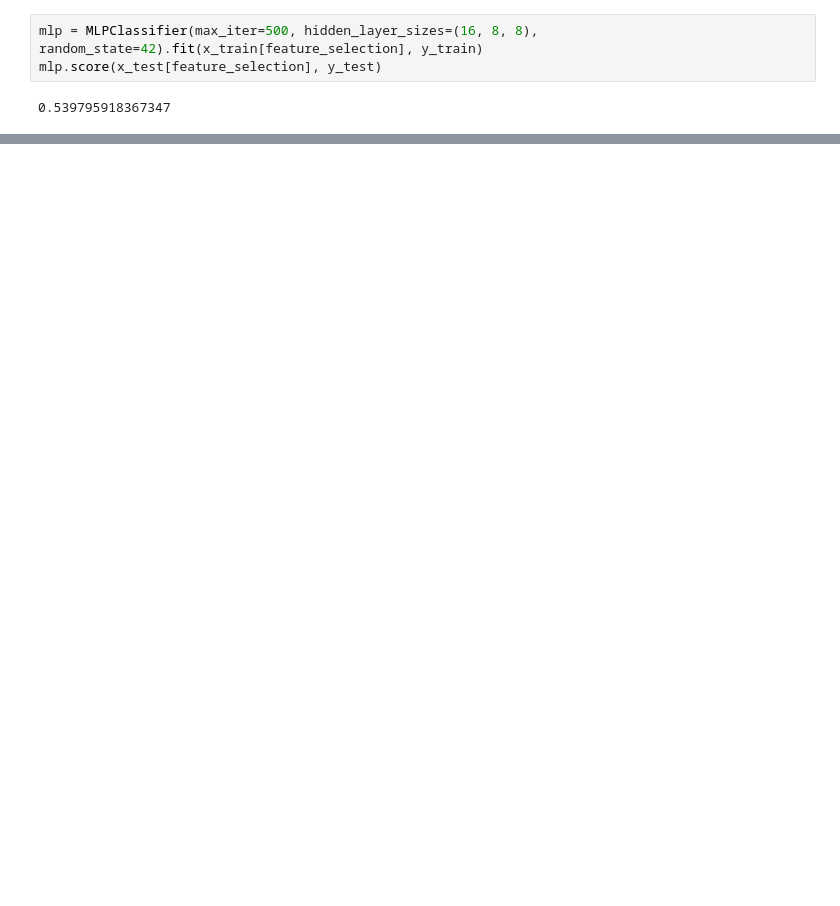
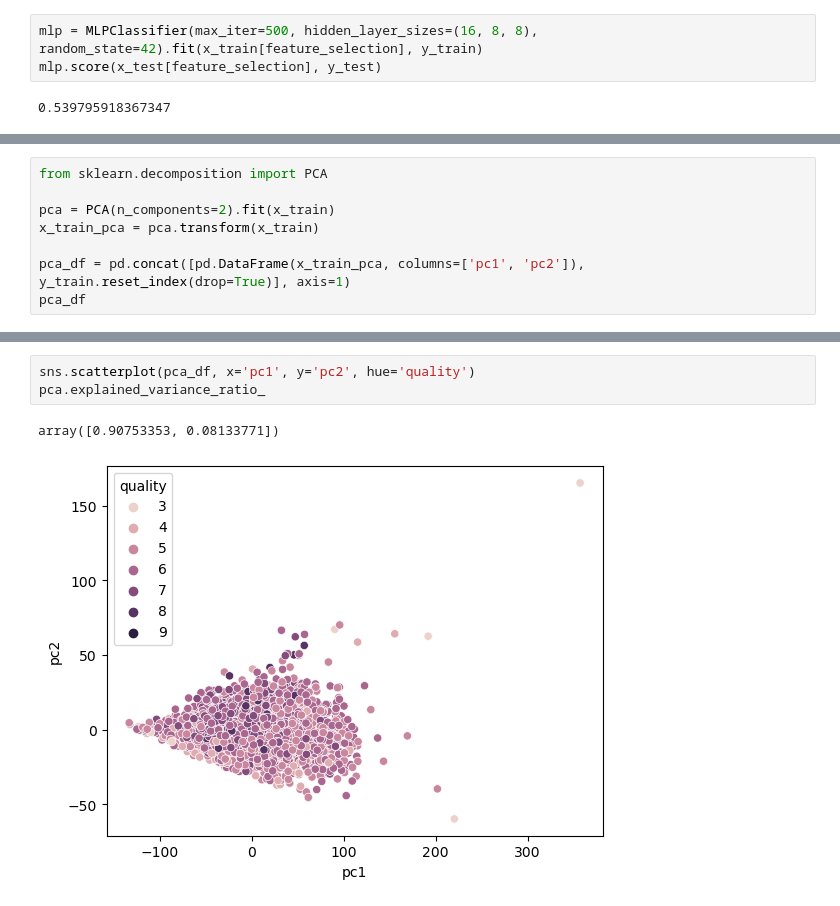
Before and after one commit to Janko-dev/ml_notebooks, a Jupyter notebook: notebooks/dimensionality_reduction.ipynb, the cells around one changed output, grey strips where cells are left out. Drawn from its saved outputs; the diff is of its cells as text; blank space fills up the shorter version.

```diff
--- a/notebooks/dimensionality_reduction.ipynb
+++ b/notebooks/dimensionality_reduction.ipynb
@@ -121,0 +127,8 @@ mlp.score(x_test[feature_selection], y_test)
+# %%
+from sklearn.decomposition import PCA
+
+pca = PCA(n_components=2).fit(x_train)
+x_train_pca = pca.transform(x_train)
+
+pca_df = pd.concat([pd.DataFrame(x_train_pca, columns=['pc1', 'pc2']), y_train.reset_index(drop=True)], axis=1)
+pca_df
@@ -121,0 +172,6 @@ mlp.score(x_test[feature_selection], y_test)
+# %%
+sns.scatterplot(pca_df, x='pc1', y='pc2', hue='quality')
+pca.explained_variance_ratio_
+# %% [output]
+array([0.90753353, 0.08133771])
+[figure, added]
```
Also changed, not shown: parts of 8 cells of this notebook.
